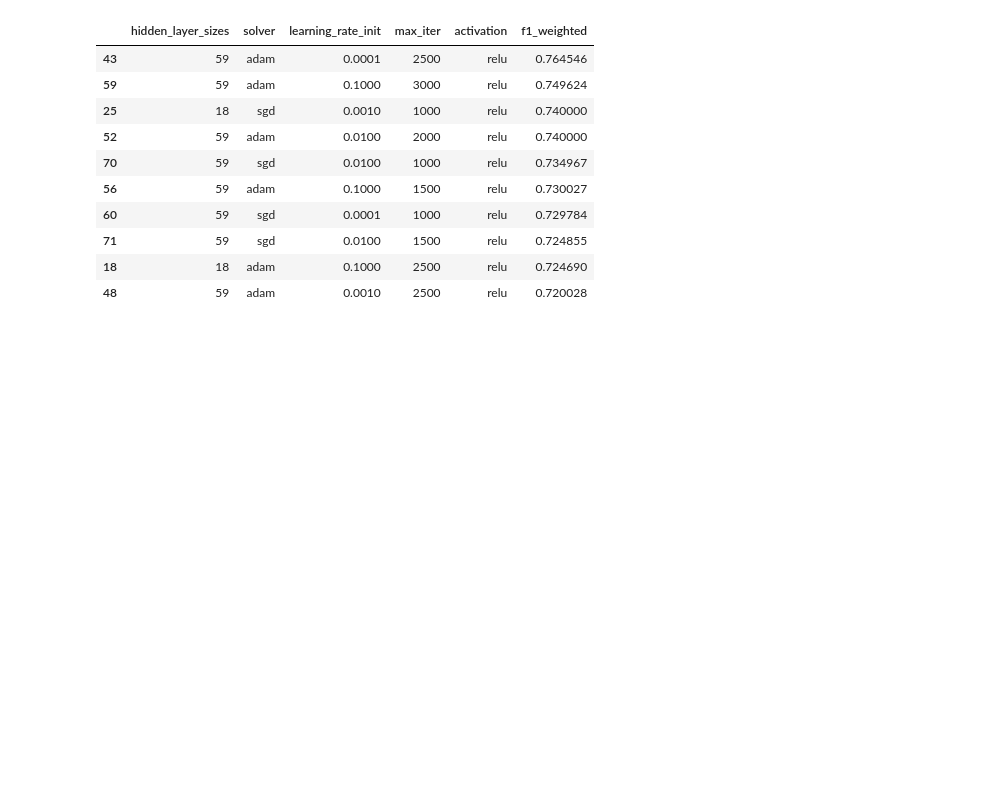
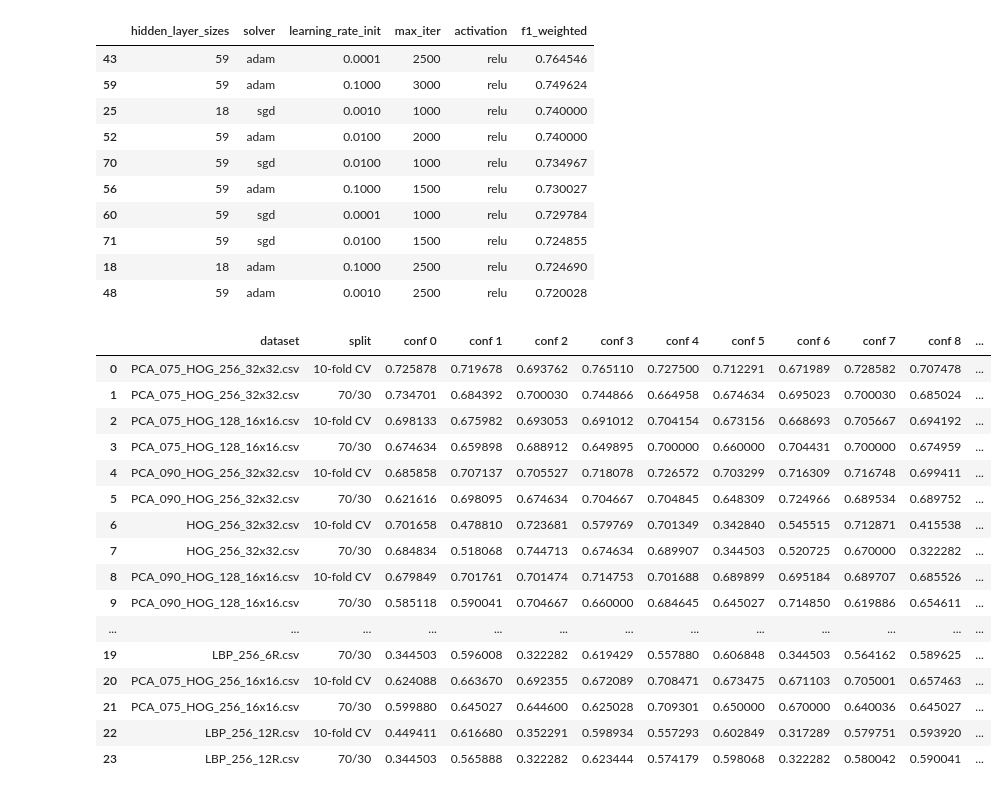
Before and after one commit to vleema/img-ft-extraction-ml, a Jupyter notebook: mlp.ipynb, the cells around one changed output. Cells and saved outputs as stored; diff of their text form; code cells hidden in the pictures; blank space fills up the shorter version.

Commit message:
Adicionar resultados do comitê

```diff
--- a/mlp.ipynb
+++ b/mlp.ipynb
@@ -86,0 +117,60 @@ sorted.to_csv("mlp/sorted.csv", index=False)
+# %%
+final_results = []
+
+kf = KFold(n_splits=10, shuffle=True, random_state=42)
+
+for dataset in datasets:
+    print("dataset:", dataset)
+
+    df = pd.read_csv("bases/" + dataset)
+    xs = df.iloc[:, :-1]
+    ys = df["label"]
+    xs_train, xs_test, ys_train, ys_test = train_test_split(xs, ys, random_state=42)
+
+    row_10fold = {"dataset": dataset, "split": "10-fold CV"}
+    row_70_30 = {"dataset": dataset, "split": "70/30"}
+
+    for i, (_, row) in enumerate(results_df.iterrows()):
+        print("conf:", i)
+
+        clf = MLPClassifier(
+            hidden_layer_sizes=row["hidden_layer_sizes"],
+            activation=row["activation"],
+            solver=row["solver"],
+            learning_rate_init=row["learning_rate_init"],
+            max_iter=row["max_iter"],
+        )
+
+        # 10-fold CV
+        f1_cv = cross_val_score(clf, xs, ys, cv=kf, scoring="f1_weighted").mean()
+        row_10fold[f"conf {i}"] = f1_cv
+
+        # Holdout
+        _ = clf.fit(xs_train, ys_train)
+        f1_holdout = f1_score(ys_test, clf.predict(xs_test), average="weighted")
+        row_70_30[f"conf {i}"] = f1_holdout
+
+    final_results.append(row_10fold)
+    final_results.append(row_70_30)
+# %%
+final_results_df = pd.DataFrame(final_results)
+final_results_df.to_csv("mlp/final_results.csv", index=False)
+final_results_df
+# %% [output]
+|  | dataset | split | conf 0 | conf 1 | conf 2 | conf 3 | conf 4 | conf 5 | conf 6 | conf 7 | conf 8 | ... |
+| 0 | PCA_075_HOG_256_32x32.csv | 10-fold CV | 0.725878 | 0.719678 | 0.693762 | 0.765110 | 0.727500 | 0.712291 | 0.671989 | 0.728582 | 0.707478 | ... |
+| 1 | PCA_075_HOG_256_32x32.csv | 70/30 | 0.734701 | 0.684392 | 0.700030 | 0.744866 | 0.664958 | 0.674634 | 0.695023 | 0.700030 | 0.685024 | ... |
+| 2 | PCA_075_HOG_128_16x16.csv | 10-fold CV | 0.698133 | 0.675982 | 0.693053 | 0.691012 | 0.704154 | 0.673156 | 0.668693 | 0.705667 | 0.694192 | ... |
+| 3 | PCA_075_HOG_128_16x16.csv | 70/30 | 0.674634 | 0.659898 | 0.688912 | 0.649895 | 0.700000 | 0.660000 | 0.704431 | 0.700000 | 0.674959 | ... |
+| 4 | PCA_090_HOG_256_32x32.csv | 10-fold CV | 0.685858 | 0.707137 | 0.705527 | 0.718078 | 0.726572 | 0.703299 | 0.716309 | 0.716748 | 0.699411 | ... |
+| 5 | PCA_090_HOG_256_32x32.csv | 70/30 | 0.621616 | 0.698095 | 0.674634 | 0.704667 | 0.704845 | 0.648309 | 0.724966 | 0.689534 | 0.689752 | ... |
+| 6 | HOG_256_32x32.csv | 10-fold CV | 0.701658 | 0.478810 | 0.723681 | 0.579769 | 0.701349 | 0.342840 | 0.545515 | 0.712871 | 0.415538 | ... |
+| 7 | HOG_256_32x32.csv | 70/30 | 0.684834 | 0.518068 | 0.744713 | 0.674634 | 0.689907 | 0.344503 | 0.520725 | 0.670000 | 0.322282 | ... |
+| 8 | PCA_090_HOG_128_16x16.csv | 10-fold CV | 0.679849 | 0.701761 | 0.701474 | 0.714753 | 0.701688 | 0.689899 | 0.695184 | 0.689707 | 0.685526 | ... |
+| 9 | PCA_090_HOG_128_16x16.csv | 70/30 | 0.585118 | 0.590041 | 0.704667 | 0.660000 | 0.684645 | 0.645027 | 0.714850 | 0.619886 | 0.654611 | ... |
+| ... | ... | ... | ... | ... | ... | ... | ... | ... | ... | ... | ... | ... |
+| 19 | LBP_256_6R.csv | 70/30 | 0.344503 | 0.596008 | 0.322282 | 0.619429 | 0.557880 | 0.606848 | 0.344503 | 0.564162 | 0.589625 | ... |
+| 20 | PCA_075_HOG_256_16x16.csv | 10-fold CV | 0.624088 | 0.663670 | 0.692355 | 0.672089 | 0.708471 | 0.673475 | 0.671103 | 0.705001 | 0.657463 | ... |
+| 21 | PCA_075_HOG_256_16x16.csv | 70/30 | 0.599880 | 0.645027 | 0.644600 | 0.625028 | 0.709301 | 0.650000 | 0.670000 | 0.640036 | 0.645027 | ... |
+| 22 | LBP_256_12R.csv | 10-fold CV | 0.449411 | 0.616680 | 0.352291 | 0.598934 | 0.557293 | 0.602849 | 0.317289 | 0.579751 | 0.593920 | ... |
+| 23 | LBP_256_12R.csv | 70/30 | 0.344503 | 0.565888 | 0.322282 | 0.623444 | 0.574179 | 0.598068 | 0.322282 | 0.580042 | 0.590041 | ... |
```
Also changed, not shown: parts of 7 cells of this notebook, 16 other files.
